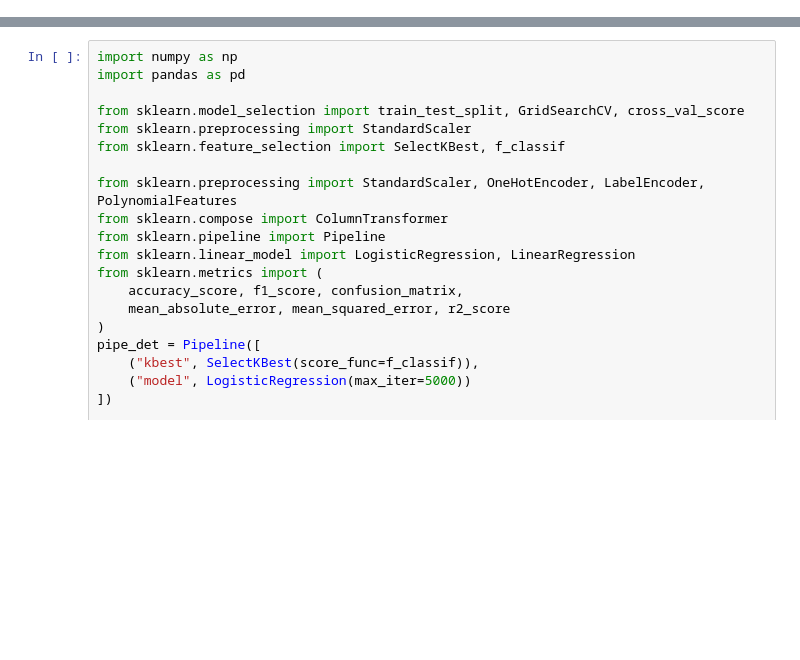
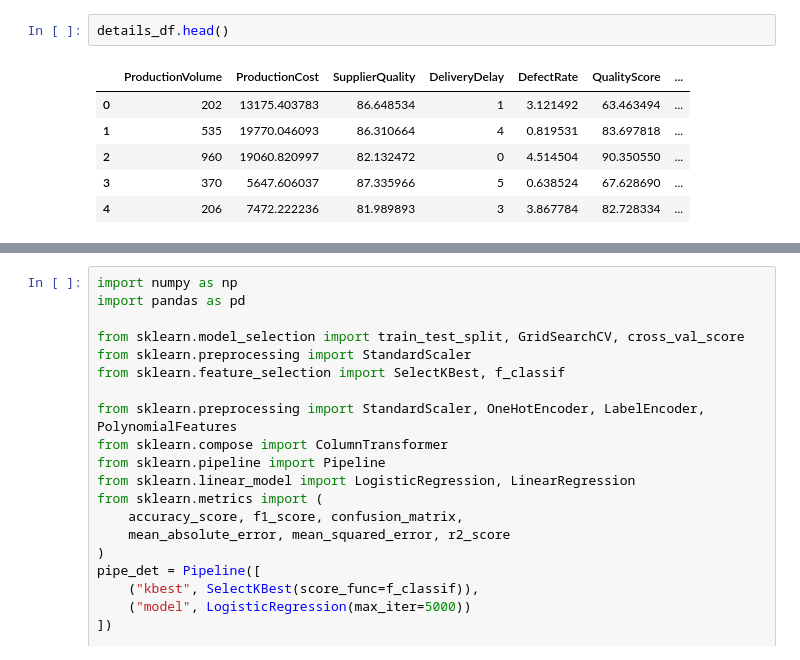
Before and after one commit to MAPiryazev/AI_Frameworks, a Jupyter notebook: Lab_2/lab2.ipynb, the cells around one changed output, grey strips where cells are left out. Saved outputs shown, nothing was run; the diff lists cells and outputs as text; blank space fills up the shorter version.

```diff
--- a/Lab_2/lab2_part_3_4.ipynb
+++ b/Lab_2/lab2.ipynb
@@ -0,0 +38,9 @@
+# %%
+details_df.head()
+# %% [output]
+|  | ProductionVolume | ProductionCost | SupplierQuality | DeliveryDelay | DefectRate | QualityScore | ... |
+| 0 | 202 | 13175.403783 | 86.648534 | 1 | 3.121492 | 63.463494 | ... |
+| 1 | 535 | 19770.046093 | 86.310664 | 4 | 0.819531 | 83.697818 | ... |
+| 2 | 960 | 19060.820997 | 82.132472 | 0 | 4.514504 | 90.350550 | ... |
+| 3 | 370 | 5647.606037 | 87.335966 | 5 | 0.638524 | 67.628690 | ... |
+| 4 | 206 | 7472.222236 | 81.989893 | 3 | 3.867784 | 82.728334 | ... |
```
Also changed, not shown: parts of 6 cells of this notebook, 5 other files.
